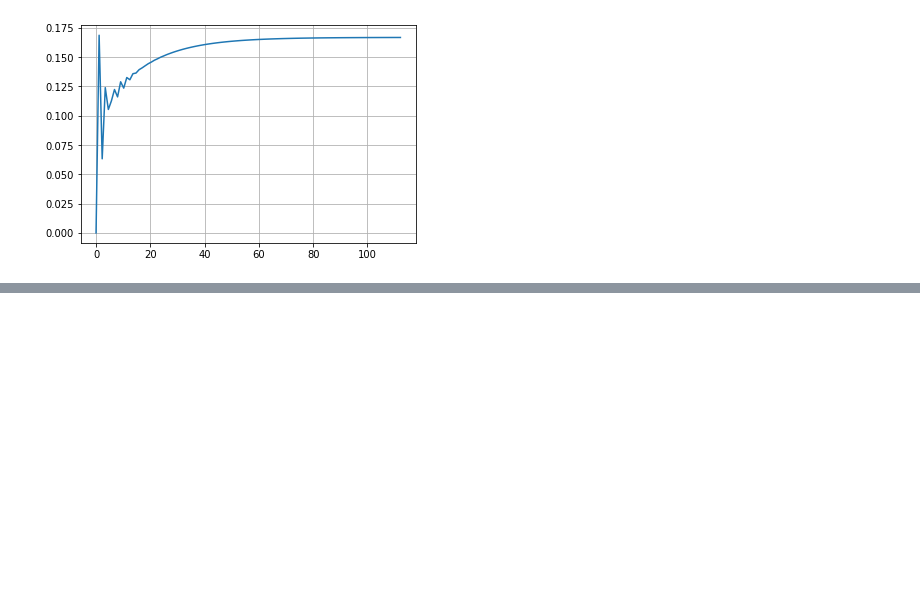
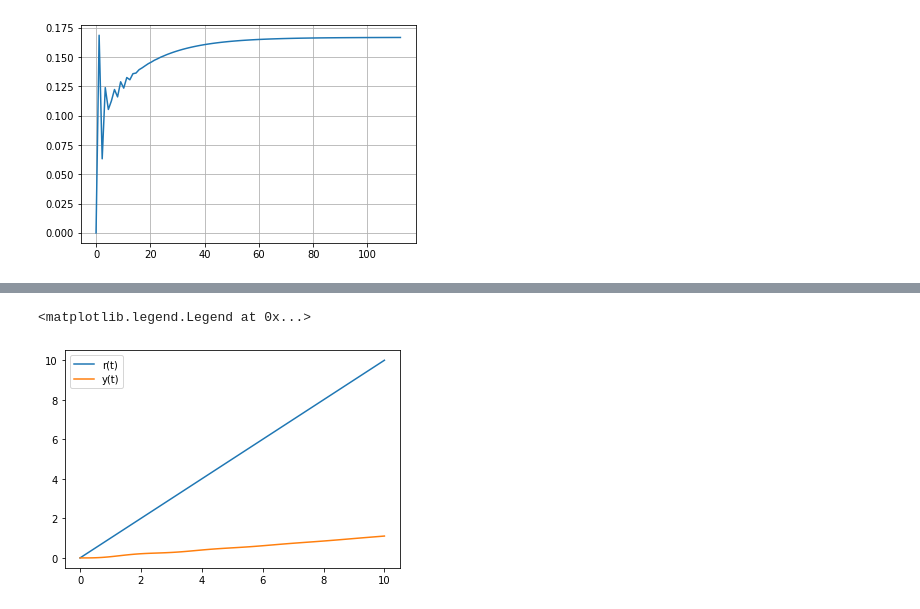
Before and after one commit to bregydoc/controlsystems2020, a Jupyter notebook: exams/PC2.ipynb, the cells around one changed output, grey strips where cells are left out. Cells and saved outputs as stored; diff of their text form; code cells hidden in the pictures; blank space fills up the shorter version.

```diff
--- a/exams/PC2.ipynb
+++ b/exams/PC2.ipynb
@@ -331,0 +390,9 @@ ct.step_info(sys)
+# %%
+t = np.linspace(0, 10, 100)
+t, y, _ = ct.forced_response(sys, t, t)
+plt.plot(t, t)
+plt.plot(t, y)
+plt.legend(["r(t)", "y(t)"])
+# %% [output]
+<matplotlib.legend.Legend at 0x...>
+[figure, added]
```
Also changed, not shown: parts of 14 cells of this notebook, 2 other files.
